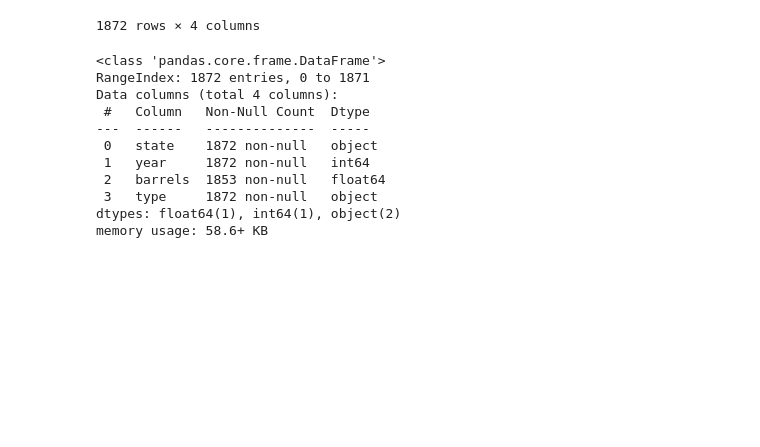
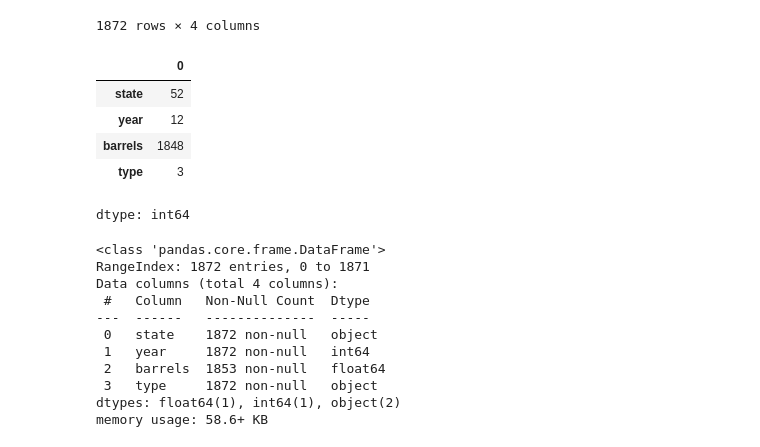
Before and after one commit to Hemanthk408/Beer-production, a Jupyter notebook: Beer_Production.ipynb, the cells around one changed output. Saved outputs shown, nothing was run; the diff lists cells and outputs as text; code cells hidden in the pictures; blank space fills up the shorter version.

```diff
--- a/Beer_Production.ipynb
+++ b/Beer_Production.ipynb
@@ -20,6 +20,15 @@ df
 | 1870 | total | 2018 | 15662381.42 | Kegs and Barrels |
 | 1871 | total | 2019 | 14880067.09 | Kegs and Barrels |
 1872 rows × 4 columns
+# %%
+df.nunique()
+# %% [output]
+|  | 0 |
+| state | 52 |
+| year | 12 |
+| barrels | 1848 |
+| type | 3 |
+dtype: int64
 # %%
 df.info()
 # %% [output]
```
Also changed, not shown: parts of 12 cells of this notebook.
